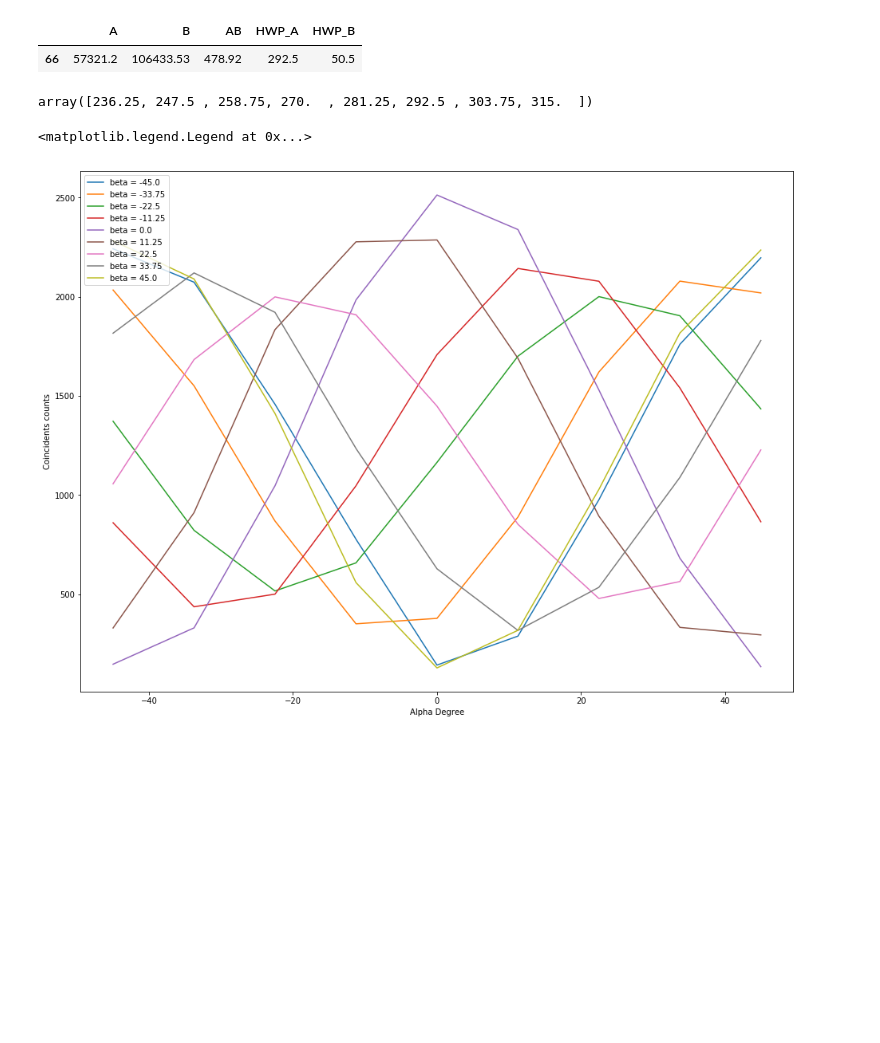
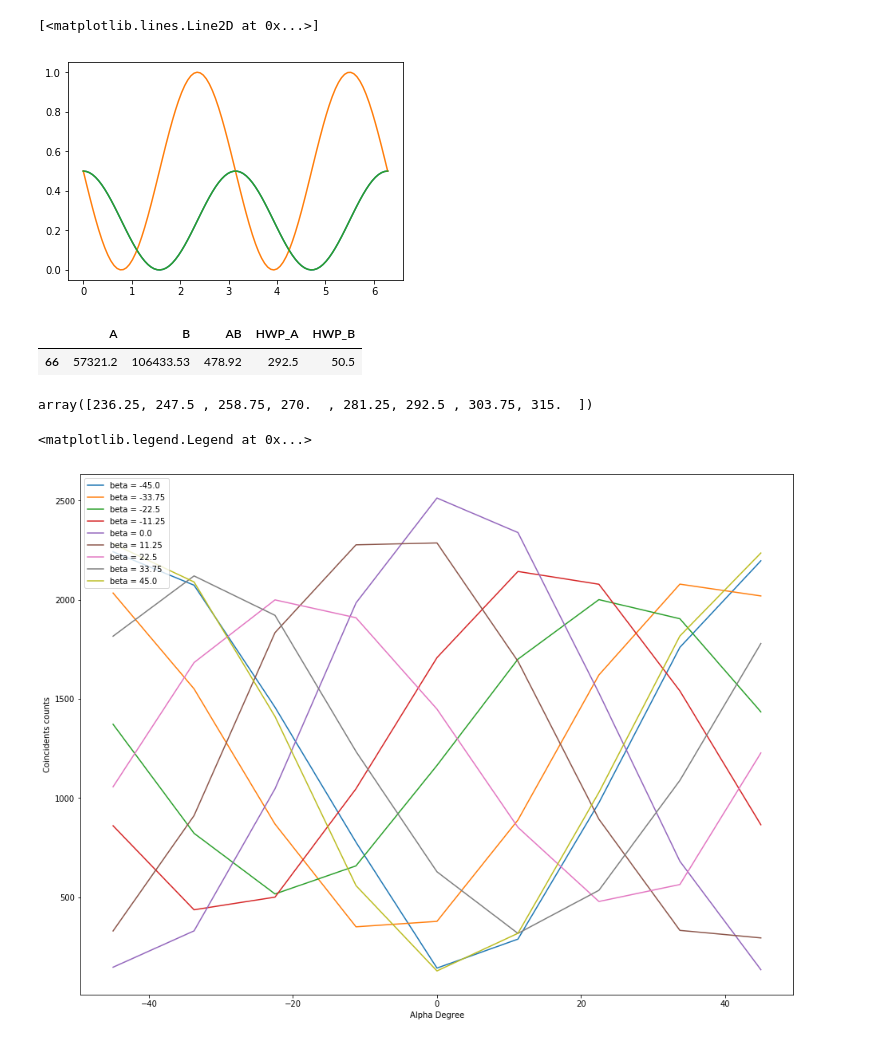
Before and after one commit to Wendywanw/111-labs, a Jupyter notebook: QIE/Untitled.ipynb, the cells around one changed output. Saved outputs shown, nothing was run; the diff lists cells and outputs as text; code cells hidden in the pictures; blank space fills up the shorter version.

```diff
--- a/QIE/Untitled.ipynb
+++ b/QIE/Untitled.ipynb
@@ -35,9 +46,8 @@ def pvv(a,b,theta,phi):
 # %%
-def pvv_f(ab,theta,phi):
-    a = ab[0]/180*np.pi
-    b = ab[1]/180*np.pi
+def unentangled(a,b,theta,phi):
+    a = a/180*np.pi
+    b = b/180*np.pi
     theta = theta/180*np.pi
     phi = phi/180*np.pi
 
-    return(np.sin(a)**2*np.sin(b)**2*np.cos(theta)**2+np.cos(a)**2*np.cos(b)**2*np.sin(theta)**2
-          +1/4*np.sin(2*a)*np.sin(2*b)*np.sin(2*theta)*np.cos(phi))
+    return(1/2*(np.cos(b)*np.cos(a)+np.sin(a)*np.sin(b)-np.cos(b)*np.sin(a)-np.sin(b)*np.cos(a))**2)
@@ -44,3 +57,15 @@ def pvv_f(ab,theta,phi):
+# %%
+ent = pvv(a,angles,45,0)
+unent = unentangled(a,angles,0,0)
+angles  = angles/180*np.pi
+entt = 1/2*np.cos(angles)**2
+# %%
+plt.plot(angles,ent)
+plt.plot(angles,unent)
+plt.plot(angles,entt)
+# %% [output]
+[<matplotlib.lines.Line2D at 0x...>]
+[figure, added]
 # %%
 find_plate(45,45)
 # %% [output]
```
Also changed, not shown: parts of 31 cells of this notebook, 1 other file.
